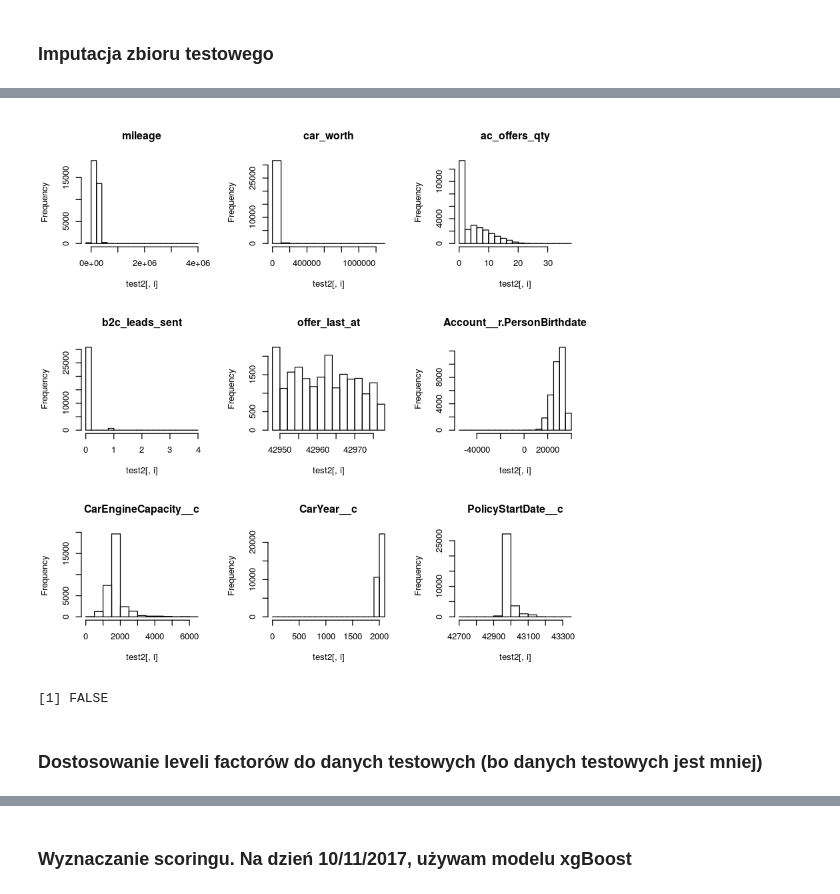
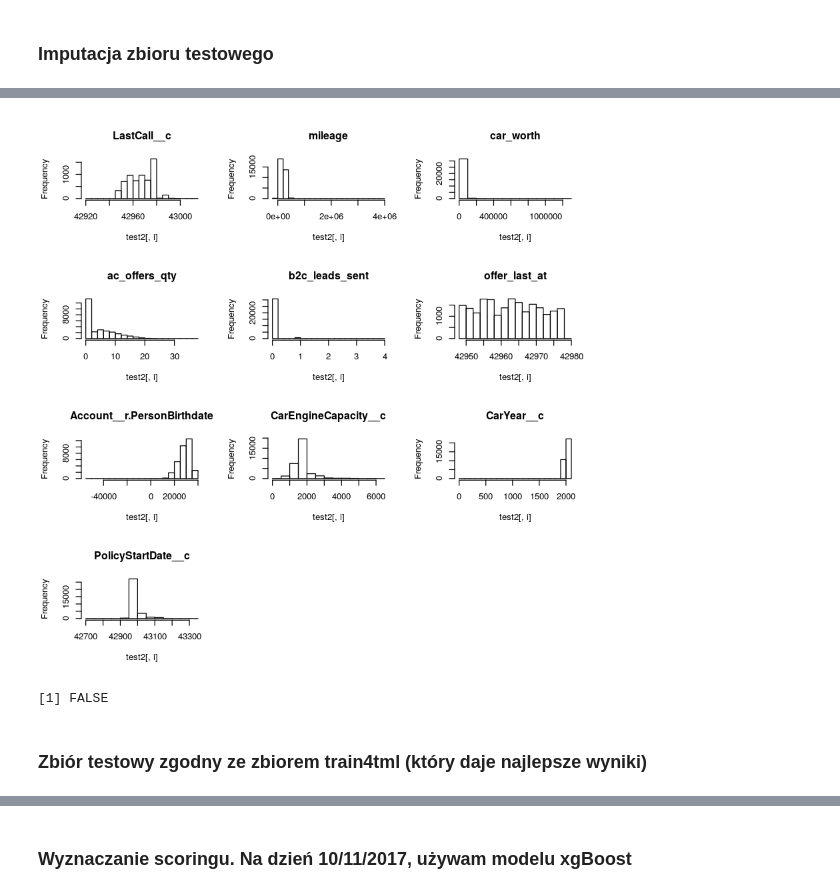
Before and after one commit to Noctiphobia/ABH-Classification, a Jupyter notebook: preproc-xgboost-preds.ipynb, the cells around one changed output, grey strips where cells are left out. Cells and saved outputs as stored; diff of their text form; code cells hidden in the pictures.

```diff
--- a/preproc-xgboost-preds.ipynb
+++ b/preproc-xgboost-preds.ipynb
@@ -1180,9 +1523,30 @@ test2$registration_date = sapply(as.character(test2$registration_date), function
 })
+# %%
+test2$offer_last_at = sapply(as.character(test2$offer_last_at), function(rd){
+    if (is.na(rd) | nchar(rd)<5) {NA} else {
+    ssplit = strsplit(rd,' ')[[1]]
+    a = strsplit(ssplit[1],'-')[[1]]
+    aa = as.Date(paste0(which(month.abb==a[2]),'/',a[1],'/',a[3]),'%m/%d/%y')
+    numericdate = as.numeric(aa-d0)
+    b = strsplit(ssplit[2],':')[[1]]
+    dayseconds = 24*60*60
+    numerator = as.numeric(b[1])*3600+as.numeric(b[2])*60+as.numeric(b[3])
+    numericdate + (numerator/dayseconds)
+    }
+})
+# %%
+test2$Account__r.PersonBirthdate = sapply(as.character(test2$Account__r.PersonBirthdate), function(rd){
+    if (is.na(rd) | nchar(rd)<5) {NA} else {
+        a = strsplit(strsplit(rd,' ')[[1]],'-')[[1]]
+        aa = as.Date(paste0(which(month.abb==a[2]),'/',a[1],'/',a[3]),'%m/%d/%Y')
+        as.numeric(aa-d0)
+    }
+})
 # %%
-test2$offer_last_at = sapply(as.character(test2$offer_last_at), function(rd){
-    if (nchar(rd)<5) {NA} else {
+test2$PolicyStartDate__c = sapply(as.character(test2$PolicyStartDate__c), function(rd){
+    if (is.na(rd) | nchar(rd)<5) {NA} else {
         a = strsplit(strsplit(rd,' ')[[1]],'-')[[1]]
-        aa = as.Date(paste0(which(month.abb==a[2]),'/',a[1],'/',a[3]),'%m/%d/%y')
+        aa = as.Date(paste0(which(month.abb==a[2]),'/',a[1],'/',a[3]),'%m/%d/%Y')
         as.numeric(aa-d0)
     }
 })
@@ -1206,7 +1616,7 @@ test2$PolicyStartDate__c = sapply(as.character(test2$PolicyStartDate__c), functi
 ### Imputacja zbioru testowego
 # %%
 #wszystkie atrybuty numeryczne i integery (factory są już obsłużone przez NA)
-test_numerics = which(sapply(test2,class)%in%c('numeric','preds'))
+test_numerics = which(sapply(test2,class)%in%c('numeric','integer'))
 #wszystkie z NA
 t = test_numerics[which(sapply(test2[,test_numerics],function(x)any(is.na(x))))]
 # %%
@@ -1220,11 +1630,11 @@ colnames(test2)[t]
 # %%
 #troche mniej NA w numerycznych predyktorach. pokażę teraz histogramy dla zmiennych, tak dla jaj
-par(mfrow=c(3,3))
+par(mfrow=c(4,3))
 for (i in t){
     hist(test2[,i],main=colnames(test2)[i])
 }
 # %% [output]
-[figure, old version]
+[figure, new version]
 # %%
 # znowu używam średniej do imputacji wartości. niezbyt mądre, ale cholernie szybkie
 for (i in t){
@@ -1238,5 +1648,5 @@ any(sapply(test2,function(t2)any(is.na(t2))))
 # %%
 #wszystko zaimputowane. wszystkie kolumny przekonwertowane do dobrych typow, kody pocztowe zamienione,
 #zatem w tym momencie mogę wyznaczać scoring (na ramce test2)
-# %% [markdown]
-### Dostosowanie leveli factorów do danych testowych (bo danych testowych jest mniej)
+# %% [markdown]
+### Zbiór testowy zgodny ze zbiorem train4tml (który daje najlepsze wyniki)
```
Also changed, not shown: parts of 111 cells of this notebook.
